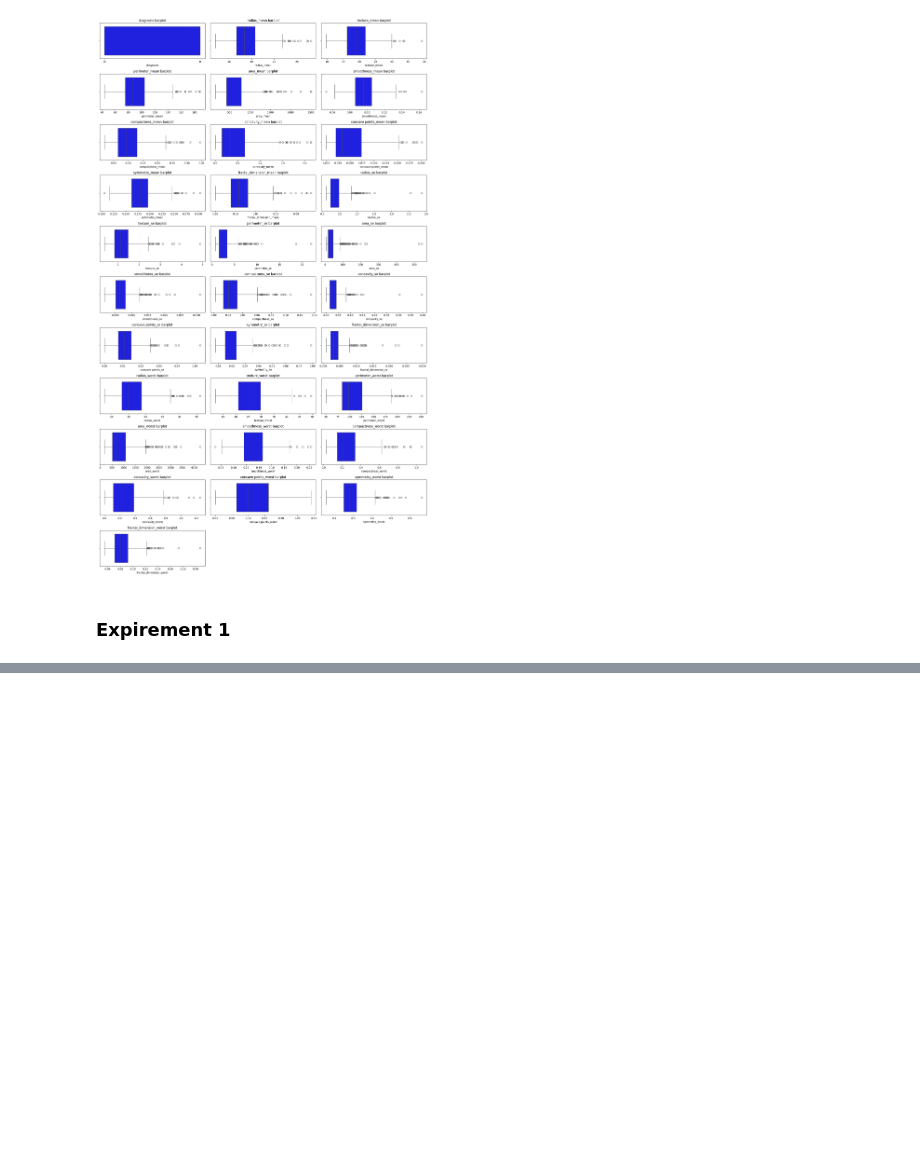
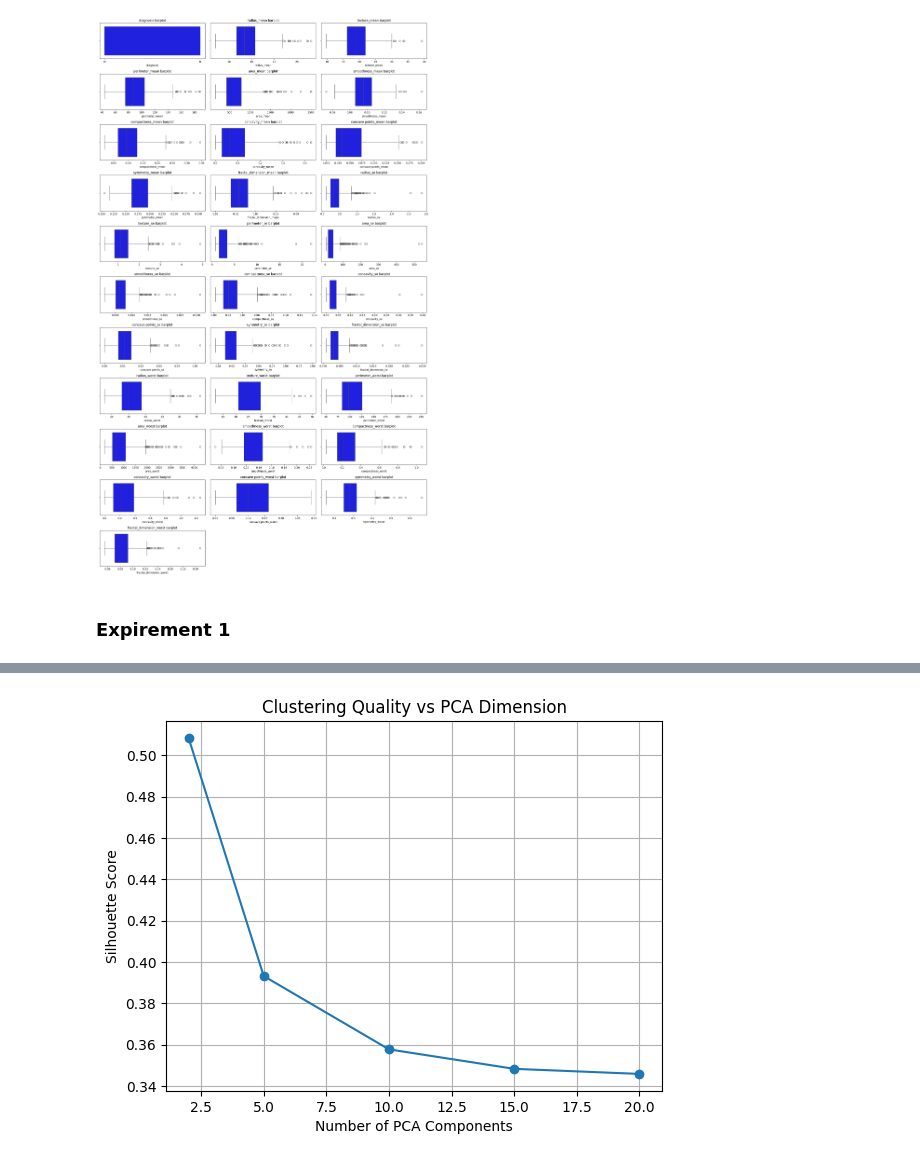
Before and after one commit to JOekh1122/K_means-GMM-Pca-AutoEncoder_From_Scratch, a Jupyter notebook: expirements.ipynb, the cells around one changed output, grey strips where cells are left out. Cells and saved outputs as stored; diff of their text form; code cells hidden in the pictures; blank space fills up the shorter version.

```diff
--- a/expirements.ipynb
+++ b/expirements.ipynb
@@ -227,0 +367,14 @@ plt.show()
+# %%
+plt.figure()
+plt.plot(
+    results_df["PCA_components"],
+    results_df["Silhouette"],
+    marker="o"
+)
+plt.xlabel("Number of PCA Components")
+plt.ylabel("Silhouette Score")
+plt.title("Clustering Quality vs PCA Dimension")
+plt.grid(True)
+plt.show()
+# %% [output]
+[figure, added]
```
Also changed, not shown: parts of 15 cells of this notebook, 1 other file.
